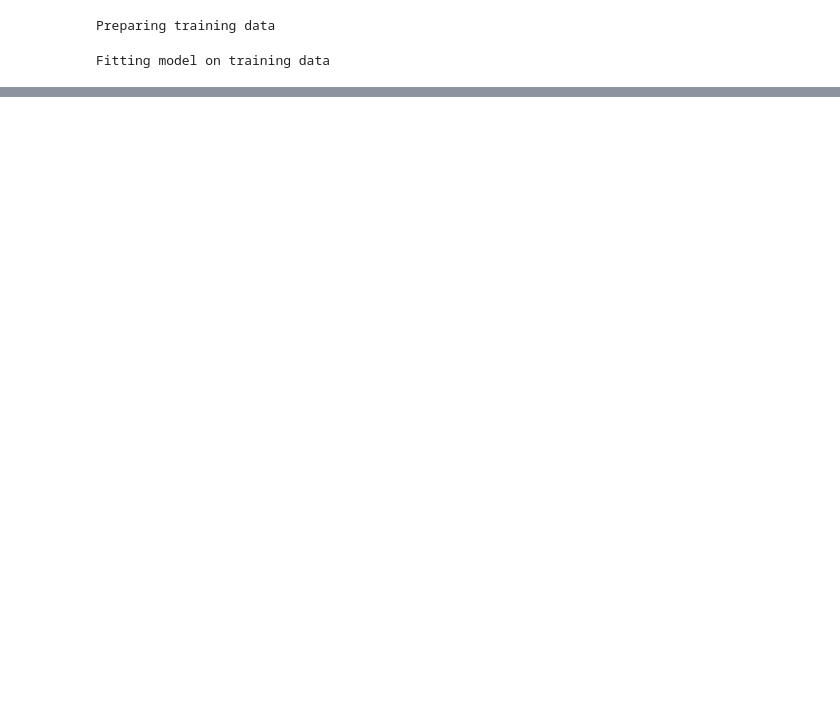
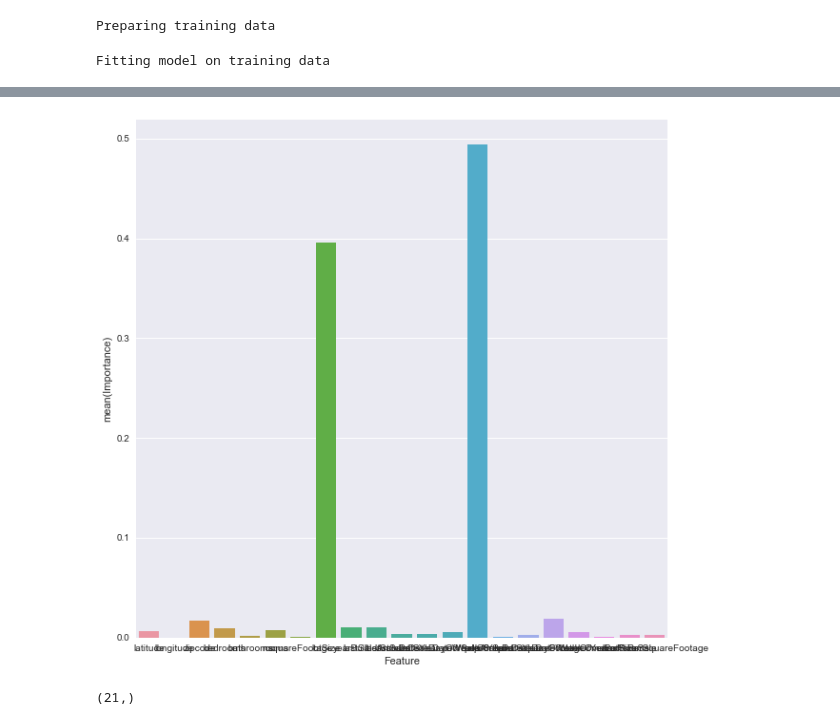
Before and after one commit to ideaian/housing_prices, a Jupyter notebook: improved_pipeline.ipynb, the cells around one changed output, grey strips where cells are left out. Saved outputs shown, nothing was run; the diff lists cells and outputs as text; code cells hidden in the pictures; blank space fills up the shorter version.

```diff
--- a/improved_pipeline.ipynb
+++ b/improved_pipeline.ipynb
@@ -73,13 +103,7 @@ from sklearn.ensemble import (
 from sklearn.pipeline import FeatureUnion
 from sklearn.linear_model import LinearRegression
 print("Setting up pipeline")
-features = ('latitude', 'longitude', 'zipcode',
-            'bedrooms', 'bathrooms','rooms',
-            'squareFootage', 'lotSize',
-            'yearBuilt',
-            'lastSaleAmount','lastSaleDateYear','lastSaleDateMonth','lastSaleDateDayOfWeek',
-           'priorSaleAmount','priorSaleDateYear','priorSaleDateMonth','priorSaleDateDayOfWeek',
-            'squareFootageOverLotSize','bathroomsPerRooms','hasPriorSale','bathroomsPerRooms')
+
 
 
 #: Note imputer will strip away column heads, it has to be after featurize
@@ -89,18 +113,9 @@ features = ('latitude', 'longitude', 'zipcode',
 reg_function = RandomForestRegressor(n_jobs=3, criterion='mse')
 # reg_function = LinearRegression() # Really Really bad
 #reg_function = GradientBoostingRegressor()
-#reg_function = ExtraTreesRegressor(n_estimators=2)
 #reg_function = AdaBoostRegressor(); #Really bad
 
 
-# prepare_data_pipeline = Pipeline([
-#             ('prepare_data', PrepareHousingData(required_fields=required_fields,
-#                                          date_fields=date_fields,
-#                                         zero_to_nan_fields=zero_to_nan_fields,
-#                                         nan_to_zero_fields=nan_to_zero_fields)),
-#           ('featurize', featurize(features)),
-#           ('imputer', Imputer(missing_values=np.nan, strategy="mean", axis=0)),
-#             ])
 prepare_data_pipeline = Pipeline([
 
         ('prepare_data', PrepareHousingData(required_fields=required_fields,
@@ -120,7 +135,6 @@ prepare_data_pipeline = Pipeline([
             ])
 
 fit_data_pipeline = Pipeline([
-#      ('dropout', Dropout(dropout_rate=0.99)),
           ('forest', reg_function),
 
             ])
@@ -242,0 +251,13 @@ plt.show()
+# %%
+fp =  fit_data_pipeline.steps[0][1].feature_importances_
+data_imp = pd.DataFrame({'Feature': features, 'Importance': fp})
+plt.figure(figsize=(10,10))
+sns.barplot(x='Feature',y='Importance',data=data_imp)
+plt.show()
+# (fit_data_pipeline.steps[0][1].feature_importances_)
+# %% [output]
+[figure, added]
+# %%
+ fit_data_pipeline.steps[0][1].feature_importances_.shape
+# %% [output]
+(21,)
```
Also changed, not shown: parts of 38 cells of this notebook, 5 other files.
